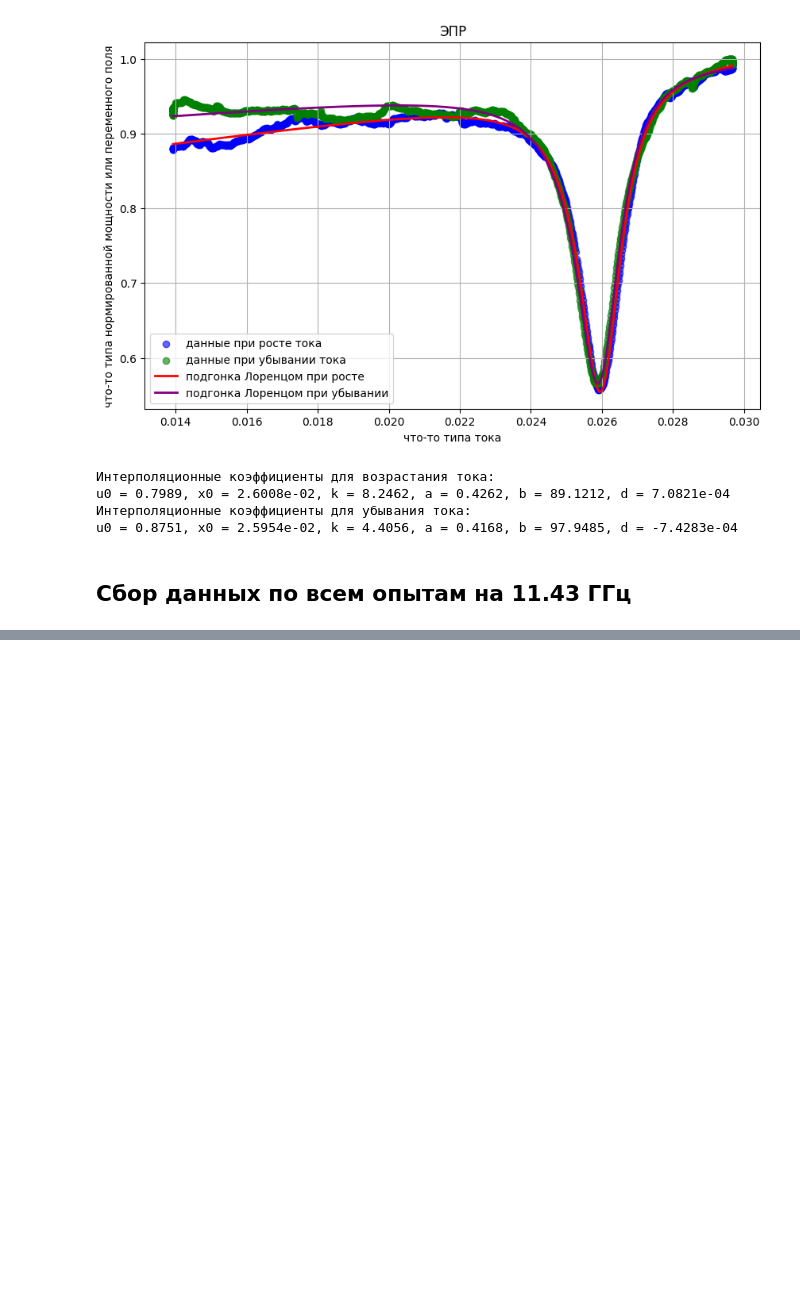
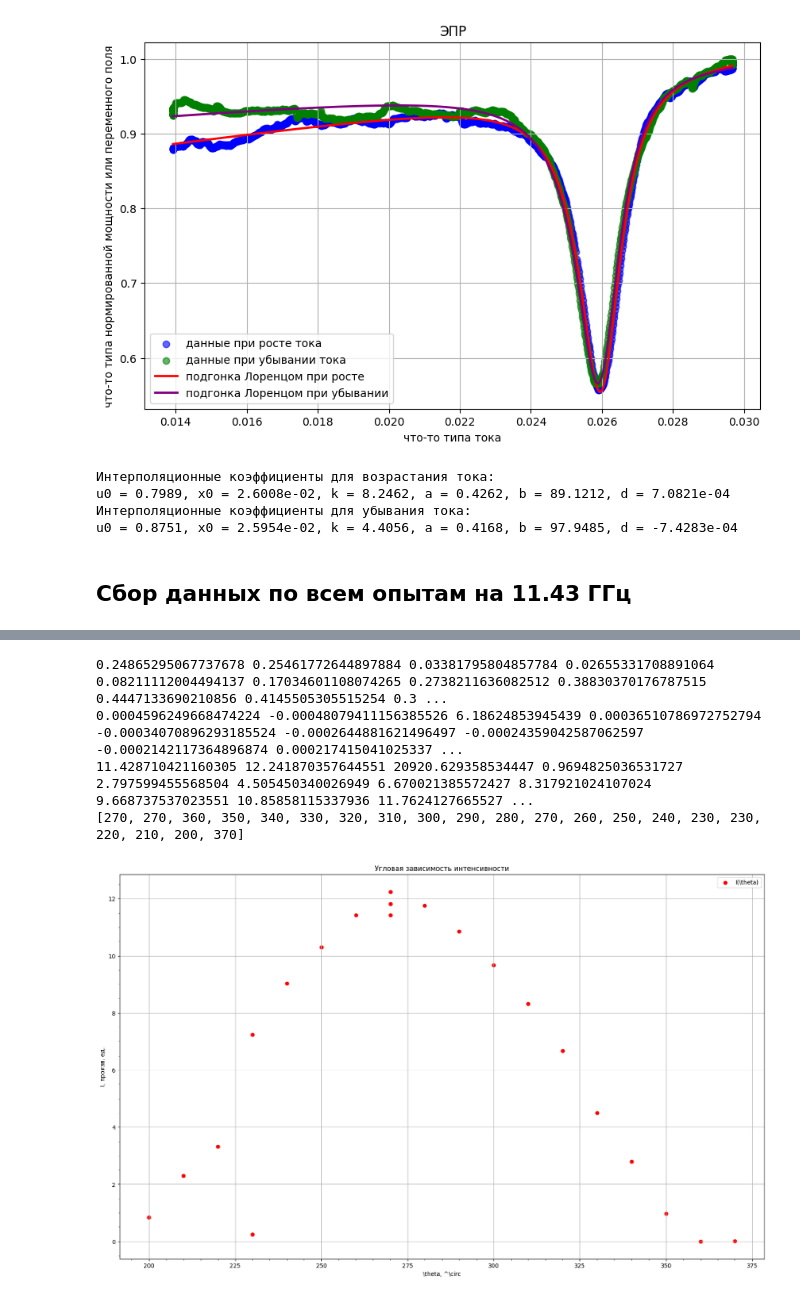
Before and after one commit to golenn/-, a Jupyter notebook: plot.ipynb, the cells around one changed output, grey strips where cells are left out. Saved outputs shown, nothing was run; the diff lists cells and outputs as text; code cells hidden in the pictures; blank space fills up the shorter version.

```diff
--- a/plot.ipynb
+++ b/plot.ipynb
@@ -348,0 +540,37 @@ u0 = 0.8751, x0 = 2.5954e-02, k = 4.4056, a = 0.4168, b = 97.9485, d = -7.4283e-
+# %%
+I = np.array(a_val) * np.abs(np.array(d_val)) * 100000
+
+print(*a_val)
+print(*d_val)
+print(*I)
+
+#print('x0 \n')
+#print(x0)
+angles = [
+    int(''.join(filter(str.isdigit, item.split()[3]))) for item in names
+]
+
+angles[2] = 360
+I[2] = 0
+angles[len(angles)-1] = 370
+
+# Вывод результата
+print(angles)
+
+plt.figure(figsize=(20, 12))
+plt.title('Угловая зависимость интенсивности')
+plt.ylabel(r'I, произв. ед.')
+plt.xlabel(r'\theta, ^\circ')
+
+plt.scatter(angles, I, color='red', label=r'I(\theta)')
+
+plt.legend()
+plt.grid()
+plt.minorticks_on()
+plt.show()
+# %% [output]
+0.24865295067737678 0.25461772644897884 0.03381795804857784 0.02655331708891064 0.08211112004494137 0.17034601108074265 0.2738211636082512 0.38830370176787515 0.4447133690210856 0.4145505305515254 0.3 ...
+0.0004596249668474224 -0.00048079411156385526 6.18624853945439 0.00036510786972752794 -0.00034070896293185524 -0.0002644881621496497 -0.00024359042587062597 -0.0002142117364896874 0.000217415041025337 ...
+11.428710421160305 12.241870357644551 20920.629358534447 0.9694825036531727 2.797599455568504 4.505450340026949 6.670021385572427 8.317921024107024 9.668737537023551 10.85858115337936 11.7624127665527 ...
+[270, 270, 360, 350, 340, 330, 320, 310, 300, 290, 280, 270, 260, 250, 240, 230, 230, 220, 210, 200, 370]
+[figure, added]
```
Also changed, not shown: parts of 10 cells of this notebook, 6 other files.
